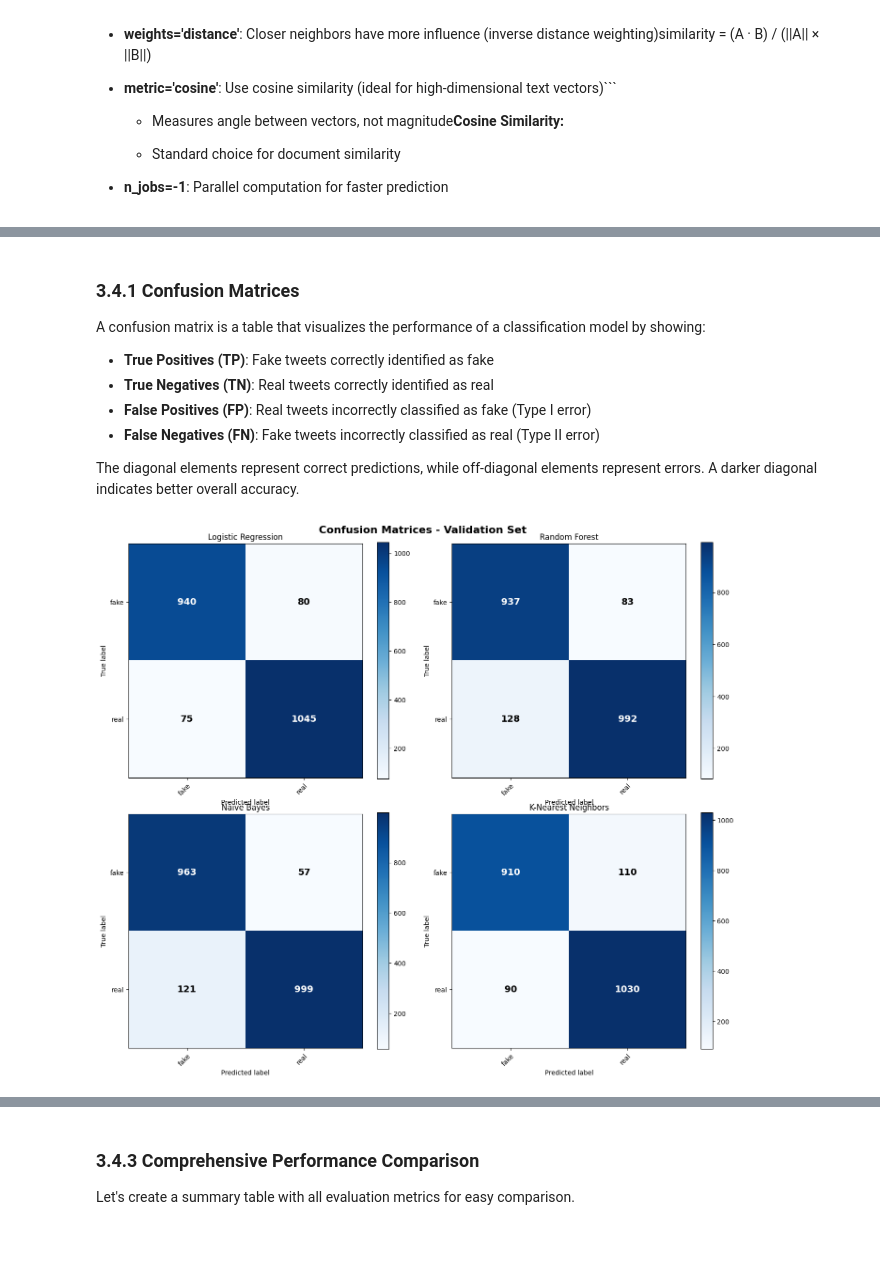
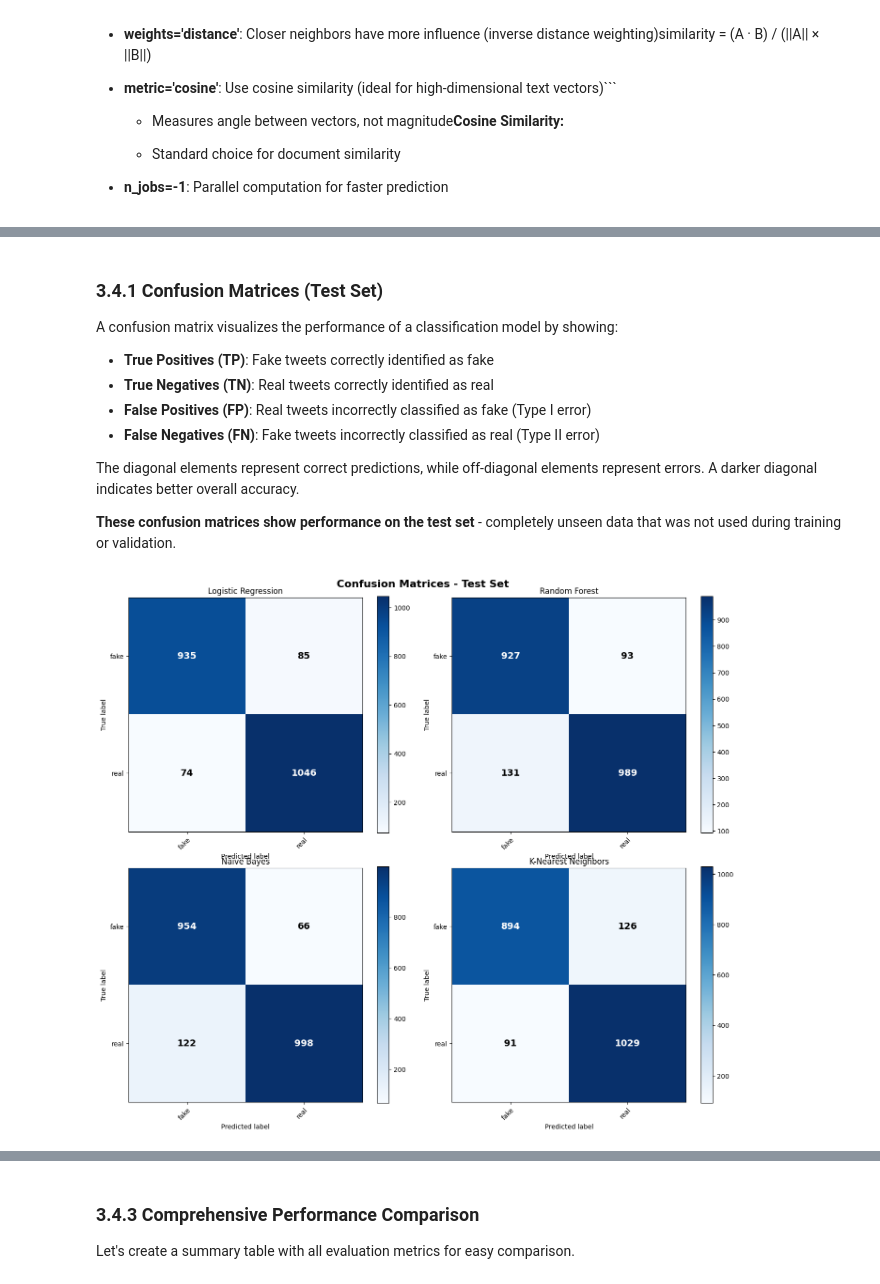
Before and after one commit to JavierPs287/MLTask2, a Jupyter notebook: COVID_Eda+NoInformado_ingles_bueno.ipynb, the cells around one changed output, grey strips where cells are left out. Cells and saved outputs as stored; diff of their text form; code cells hidden in the pictures; blank space fills up the shorter version.

```diff
--- a/COVID_Eda+NoInformado_ingles_bueno.ipynb
+++ b/COVID_Eda+NoInformado_ingles_bueno.ipynb
@@ -3858,22 +3923,39 @@ knn_model = KNeighborsClassifier(
 
 knn_model.fit(X_train_combined, y_train_encoded)
 
-# Predictions
+# Predictions on train, validation, and test
 knn_pred_train = knn_model.predict(X_train_combined)
 knn_pred_val = knn_model.predict(X_val_combined)
 knn_pred_proba_val = knn_model.predict_proba(X_val_combined)[:, 1]
 
-# Metrics
+# Test set predictions
+knn_pred_test = knn_model.predict(X_test_unlabeled_combined)
+knn_pred_proba_test = knn_model.predict_proba(X_test_unlabeled_combined)[:, 1]
+
+# Metrics - Train and Validation
 knn_acc_train = accuracy_score(y_train_encoded, knn_pred_train)
 knn_acc_val = accuracy_score(y_val_encoded, knn_pred_val)
 knn_f1_val = f1_score(y_val_encoded, knn_pred_val)
 knn_auroc_val = roc_auc_score(y_val_encoded, knn_pred_proba_val)
+
+# Metrics - Test
+knn_acc_test = accuracy_score(y_test_labeled_encoded, knn_pred_test)
+knn_precision_test = precision_score(y_test_labeled_encoded, knn_pred_test)
+knn_recall_test = recall_score(y_test_labeled_encoded, knn_pred_test)
+knn_f1_test = f1_score(y_test_labeled_encoded, knn_pred_test)
+knn_auroc_test = roc_auc_score(y_test_labeled_encoded, knn_pred_proba_test)
 
 print(f"\n K-Nearest Neighbors trained")
 print(f"  - Training Accuracy: {knn_acc_train:.4f}")
 print(f"  - Validation Accuracy: {knn_acc_val:.4f}")
 print(f"  - Validation F1-Score: {knn_f1_val:.4f}")
 print(f"  - Validation AUROC: {knn_auroc_val:.4f}")
+print(f"\n  TEST SET PERFORMANCE:")
+print(f"  - Test Accuracy: {knn_acc_test:.4f}")
+print(f"  - Test Precision: {knn_precision_test:.4f}")
+print(f"  - Test Recall: {knn_recall_test:.4f}")
+print(f"  - Test F1-Score: {knn_f1_test:.4f}")
+print(f"  - Test AUROC: {knn_auroc_test:.4f}")
 # %% [output]
 ================================================================================
 TRAINING K-NEAREST NEIGHBORS
@@ -3908,23 +3999,25 @@ These metrics together provide a complete picture of each model's strengths and
 # %% [markdown]
-### 3.4.1 Confusion Matrices
+### 3.4.1 Confusion Matrices (Test Set)
 
-A confusion matrix is a table that visualizes the performance of a classification model by showing:
+A confusion matrix visualizes the performance of a classification model by showing:
 - **True Positives (TP)**: Fake tweets correctly identified as fake
 - **True Negatives (TN)**: Real tweets correctly identified as real
 - **False Positives (FP)**: Real tweets incorrectly classified as fake (Type I error)
 - **False Negatives (FN)**: Fake tweets incorrectly classified as real (Type II error)
 
 The diagonal elements represent correct predictions, while off-diagonal elements represent errors. A darker diagonal indicates better overall accuracy.
+
+**These confusion matrices show performance on the test set** - completely unseen data that was not used during training or validation.
 # %%
-# Calculate confusion matrices for all models
-cm_lr = confusion_matrix(y_val_encoded, lr_pred_val)
-cm_rf = confusion_matrix(y_val_encoded, rf_pred_val)
-cm_nb = confusion_matrix(y_val_encoded, nb_pred_val)
-cm_knn = confusion_matrix(y_val_encoded, knn_pred_val)
+# Calculate confusion matrices for all models on TEST SET
+cm_lr = confusion_matrix(y_test_labeled_encoded, lr_pred_test)
+cm_rf = confusion_matrix(y_test_labeled_encoded, rf_pred_test)
+cm_nb = confusion_matrix(y_test_labeled_encoded, nb_pred_test)
+cm_knn = confusion_matrix(y_test_labeled_encoded, knn_pred_test)
 
 # Plot confusion matrices
 fig, axes = plt.subplots(2, 2, figsize=(14, 12))
-fig.suptitle('Confusion Matrices - Validation Set', fontsize=16, fontweight='bold')
+fig.suptitle('Confusion Matrices - Test Set', fontsize=16, fontweight='bold')
 
 models = [
     ('Logistic Regression', cm_lr),
@@ -3937,32 +4030,32 @@ for idx, (name, cm) in enumerate(models):
     ax = axes[idx // 2, idx % 2]
 
     # Plot heatmap
     im = ax.imshow(cm, interpolation='nearest', cmap=plt.cm.Blues)
     ax.figure.colorbar(im, ax=ax)
 
     # Set labels
     ax.set(xticks=np.arange(cm.shape[1]),
            yticks=np.arange(cm.shape[0]),
            xticklabels=label_encoder.classes_,
            yticklabels=label_encoder.classes_,
            title=name,
            ylabel='True label',
            xlabel='Predicted label')
 
     # Rotate the tick labels
     plt.setp(ax.get_xticklabels(), rotation=45, ha="right", rotation_mode="anchor")
 
     # Loop over data dimensions and create text annotations
     thresh = cm.max() / 2.
     for i in range(cm.shape[0]):
         for j in range(cm.shape[1]):
             ax.text(j, i, format(cm[i, j], 'd'),
                    ha="center", va="center",
                    color="white" if cm[i, j] > thresh else "black",
                    fontsize=14, fontweight='bold')
 
 plt.tight_layout()
 plt.show()
 # %% [output]
-[figure, old version]
+[figure, new version]
 # %% [markdown]
```
Also changed, not shown: parts of 43 cells of this notebook.
